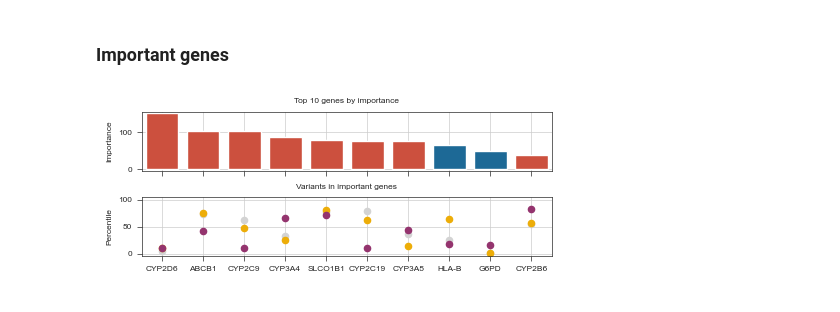
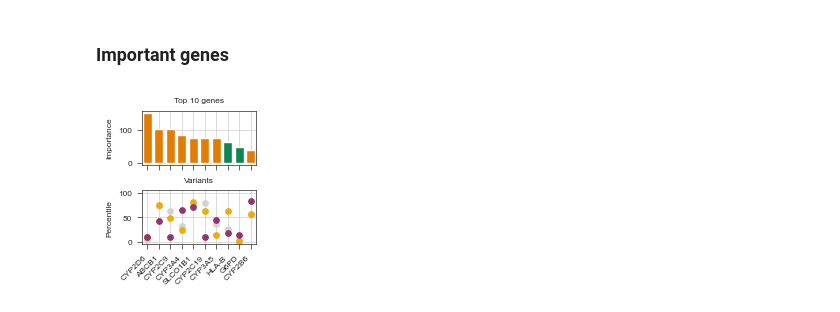
Before and after one commit to ersilia-os/pharmacogx-embeddings, a Jupyter notebook: paper/figure1_topic_modeling.ipynb, the cells around one changed output. Saved outputs shown, nothing was run; the diff lists cells and outputs as text; code cells hidden in the pictures.

```diff
--- a/paper/figure1_topic_modeling.ipynb
+++ b/paper/figure1_topic_modeling.ipynb
@@ -43,7 +43,8 @@ import matplotlib.pyplot as plt
 import sklearn
 import seaborn as sns
 
-fig, axs = stylia.create_figure(2, 1, width=TWO_COLUMNS_WIDTH*0.8*(3/5.2), height=TWO_COLUMNS_WIDTH/4.2, height_ratios=[6,1])
+w = TWO_COLUMNS_WIDTH/(TWO_COLUMNS_WIDTH/1.5 - TWO_COLUMNS_WIDTH/5)
+fig, axs = stylia.create_figure(2, 1, width=w, height=TWO_COLUMNS_WIDTH/5, height_ratios=[6,1])
 
 ax = axs.next()
 
@@ -71,7 +72,7 @@ stylia.label(ax=ax, title="Drug PGx signatures", ylabel="Drugs (clustered)", xla
 ax = axs.next()
 
 topic_importances = processed_topicwizard_data["topic_importances"]
-ax.scatter([i for i in range(len(topic_importances))], [0]*len(topic_importances), s=100, color=topic_colors)
+ax.scatter([i for i in range(len(topic_importances))], [0]*len(topic_importances), s=50, color=topic_colors)
 for i in range(len(topic_importances)):
     if i == 0 or i == 9:
         c = "white"
@@ -81,8 +82,9 @@ for i in range(len(topic_importances)):
 ax.set_axis_off()
 ax.set_xlim(-0.5, 11.5)
 
-ax.text(10.5, 0, "Signatures", ha="center", va="center", fontsize=6)
+ax.text(11.5, 0, "Signatures", ha="center", va="center", fontsize=6)
 
 stylia.label(ax=ax, title="", xlabel="", ylabel="", abc="")
 stylia.save_figure(os.path.join("assets", "drug_pgx_signatures.png"))
+stylia.save_figure(os.path.join("assets", "drug_pgx_signatures.pdf"))
 # %% [output]
@@ -90,5 +92,5 @@ stylia.save_figure(os.path.join("assets", "drug_pgx_signatures.png"))
 # %%
-fig, axs = stylia.create_figure(1, 1, width=TWO_COLUMNS_WIDTH*1*(1.2/5.2), height=TWO_COLUMNS_WIDTH/5*1.2)
+fig, axs = stylia.create_figure(1, 1, width=TWO_COLUMNS_WIDTH/5, height=TWO_COLUMNS_WIDTH/5)
 
 do_label = False
 
@@ -166,4 +168,5 @@ else:
     sufix = ""
 
 stylia.save_figure(os.path.join("assets", f"drug_pgx_signatures_map{sufix}.png"))
+stylia.save_figure(os.path.join("assets", f"drug_pgx_signatures_map{sufix}.pdf"))
 # %% [output]
@@ -187,7 +190,8 @@ def topic_has_protein_barplot(ax, i):
     ax.set_title(topic_name.replace("Topic", "Sign."))
     ax.set_yticks([i for i in range(num_proteins)])
     if topic_name == "Topic 0":
-        ax.set_ylabel("Top proteins")
+        ax.set_yticklabels("")
+        ax.set_ylabel("")
     else:
         ax.set_yticklabels("")
         ax.set_ylabel("")
@@ -196,13 +200,15 @@ def topic_has_protein_barplot(ax, i):
     #ax.set_yticklabels(pht["gene_name"])
     ax.set_xlabel("")
     ax.set_xticks([])
+    ax.tick_params(axis="y", length=0)
 
 
-fig, axs = stylia.create_figure(1, 10, width=TWO_COLUMNS_WIDTH*0.948, height=TWO_COLUMNS_WIDTH*0.28*num_proteins/15)
+fig, axs = stylia.create_figure(1, 10, width=TWO_COLUMNS_WIDTH/1.5, height=TWO_COLUMNS_WIDTH/6)
 for i in range(10):
     ax = axs.next()
     topic_has_protein_barplot(ax, i)
 plt.tight_layout()
 
 stylia.save_figure("assets/signature_genes.png")
+stylia.save_figure("assets/signature_genes.pdf")
 # %% [output]
@@ -267,36 +273,38 @@ df.sort_values(by="importance", ascending=False, inplace=True)
 # %%
 num_genes = 10
 named_colors = stylia.colors.colors.NamedColors()
-colors = [named_colors.blue if i == 0 else named_colors.red for i in df["is_adme"]]
+colors = [named_colors.orange if i == 1 else named_colors.green for i in df["is_adme"]]
 
-fig, axs = stylia.create_figure(2, 1, width=TWO_COLUMNS_WIDTH*0.65, height=TWO_COLUMNS_WIDTH*0.8/3)
+w = TWO_COLUMNS_WIDTH/2.15 - TWO_COLUMNS_WIDTH/3.5
+fig, axs = stylia.create_figure(2, 1, width=w*1.3, height=TWO_COLUMNS_WIDTH/3.5)
 ax = axs.next()
 ax.bar(x = [i for i in range(num_genes)], height = df["importance"].tolist()[:num_genes], color=colors, edgecolor="white")
-stylia.label(ax=ax, title="Top {0} genes by importance".format(num_genes), xlabel="", ylabel="Importance")
+stylia.label(ax=ax, title="Top {0} genes".format(num_genes), xlabel="", ylabel="Importance")
 ax.set_xticks([i for i in range(num_genes)])
 ax.set_xticklabels([])
-ax.set_ylim(-5, 155)
+ax.set_ylim(-5, 159)
 ax.set_xlim(-0.5, num_genes-0.5)
 plt.tight_layout()
 
 ax = axs.next()
 for i, v in enumerate(df[["gene_name", "total_variants_perc"]].values[:num_genes]):
-    ax.scatter([i], [v[1]], color=named_colors.gray, s=20)
+    ax.scatter([i], [v[1]], color=named_colors.gray, s=15)
 for i, v in enumerate(df[["gene_name", "afr_abundant_variants_perc"]].values[:num_genes]):
-    ax.scatter([i], [v[1]], color=named_colors.yellow, s=20)
+    ax.scatter([i], [v[1]], color=named_colors.yellow, s=15)
 for i, v in enumerate(df[["gene_name", "afr_specific_variants_perc"]].values[:num_genes]):
-    ax.scatter([i], [v[1]], color=named_colors.purple, s=20)
+    ax.scatter([i], [v[1]], color=named_colors.purple, s=15)
 
 ax.set_xticks([i for i in range(num_genes)])
-ax.set_xticklabels(df["gene_name"].tolist()[:num_genes])
+ax.set_xticklabels(df["gene_name"].tolist()[:num_genes], rotation=45, ha="right")
 
 ax.set_ylim(-5, 105)
 ax.set_xlim(-0.5, num_genes-0.5)
-stylia.label(ax=ax, title="Variants in important genes".format(num_genes), xlabel="", ylabel="Percentile")
+stylia.label(ax=ax, title="Variants".format(num_genes), xlabel="", ylabel="Percentile")
 
 plt.tight_layout()
 
 stylia.save_figure("assets/top_signature_genes_with_variants.png")
+stylia.save_figure("assets/top_signature_genes_with_variants.pdf")
 # %% [output]
-[figure, old version]
+[figure, new version]
 # %%
```
Also changed, not shown: parts of 4 cells of this notebook, 11 other files.
